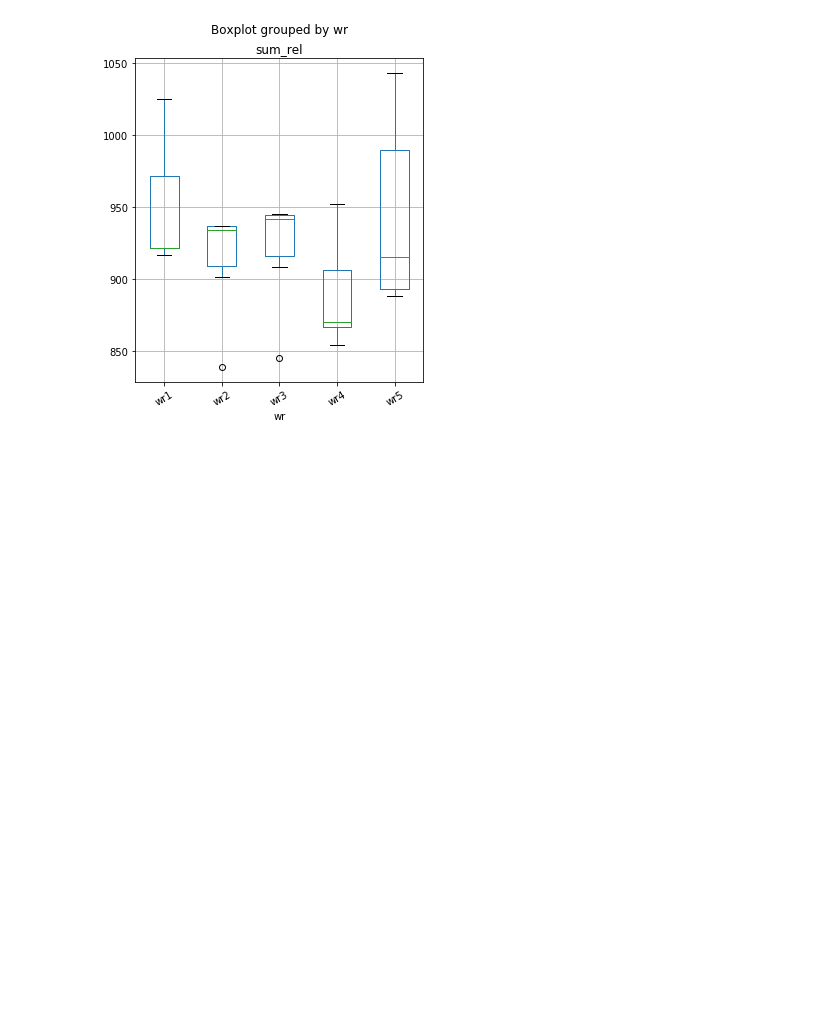
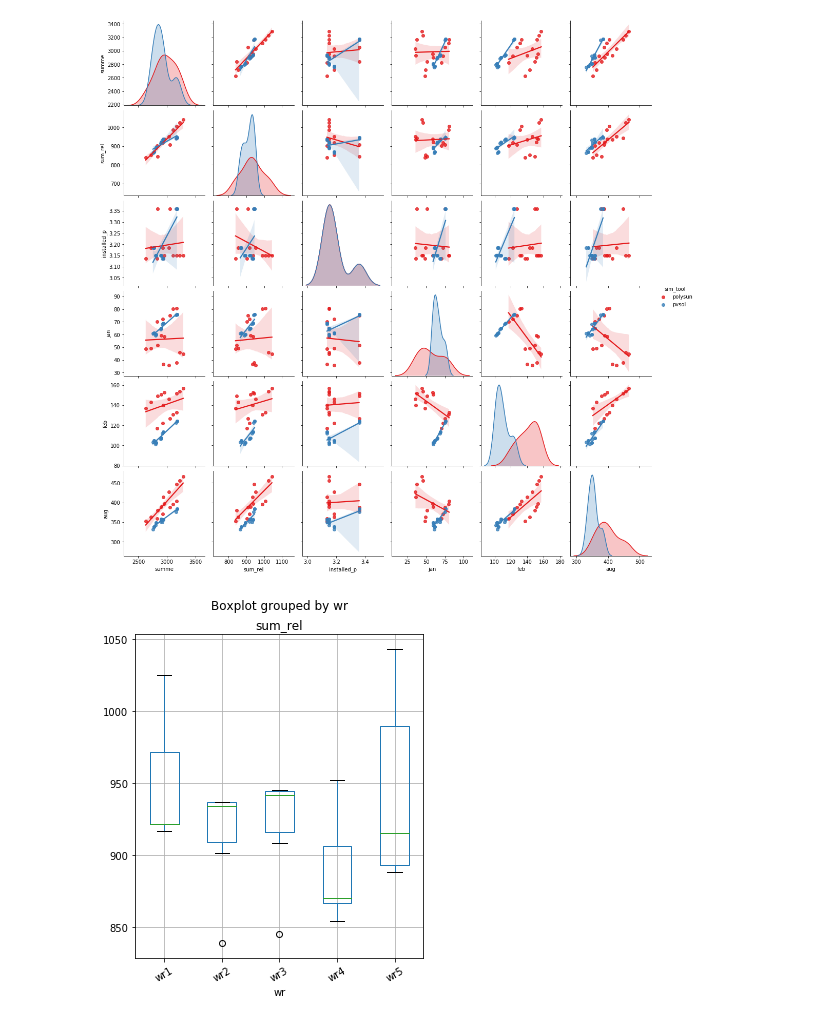
Before and after one commit to TheBlackBlade/jupyternotebooks, a Jupyter notebook: pv3-categorial-correlation.ipynb, the cells around one changed output. Cells and saved outputs as stored; diff of their text form; code cells hidden in the pictures; blank space fills up the shorter version.

```diff
--- a/pv3-categorial-correlation.ipynb
+++ b/pv3-categorial-correlation.ipynb
@@ -11,3 +25,8 @@ df2['sum_rel'] = df2.summe/df2.installed_p
+# %%
+g = sns.pairplot(data=df2, kind='reg', hue='sim_tool', vars=['summe', "sum_rel", 'installed_p', 'jan', 'feb', 'aug'], palette='Set1')
+plt.show()
+# %% [output]
+[figure, added]
 # %%
 box_ax1 = df2.boxplot('sum_rel','wr',rot = 30,figsize=(5,6))
 plt.savefig('sum_rel_for_wr.png')
```
Also changed, not shown: parts of 6 cells of this notebook, 3 other files.
